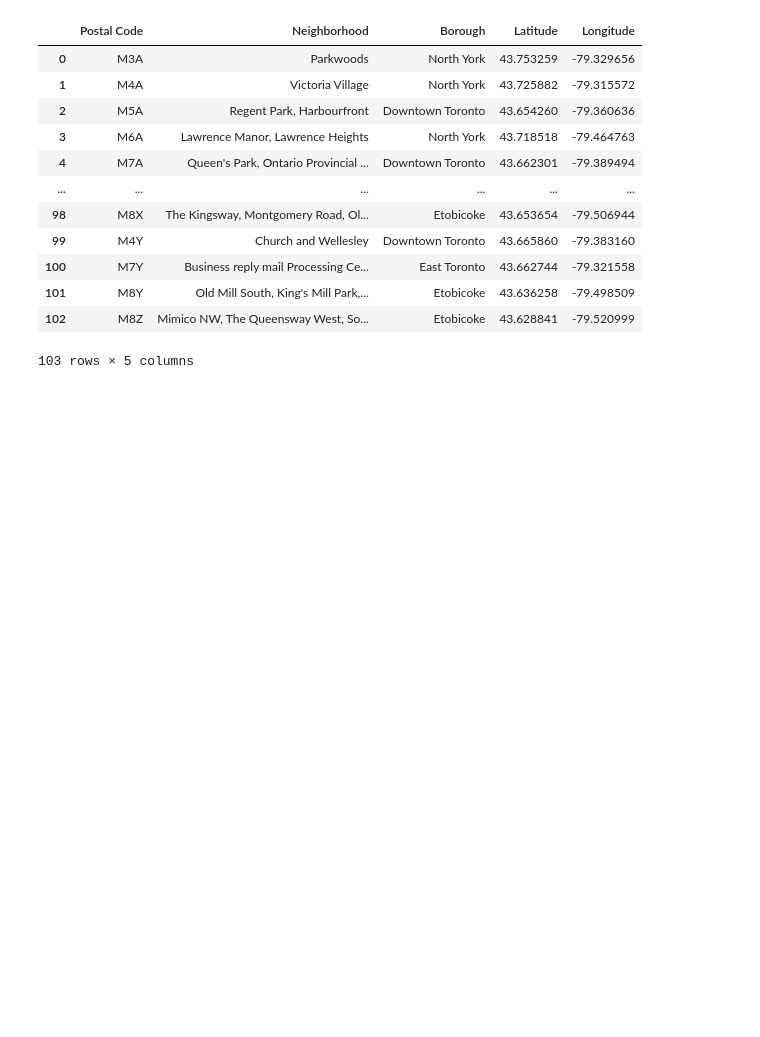
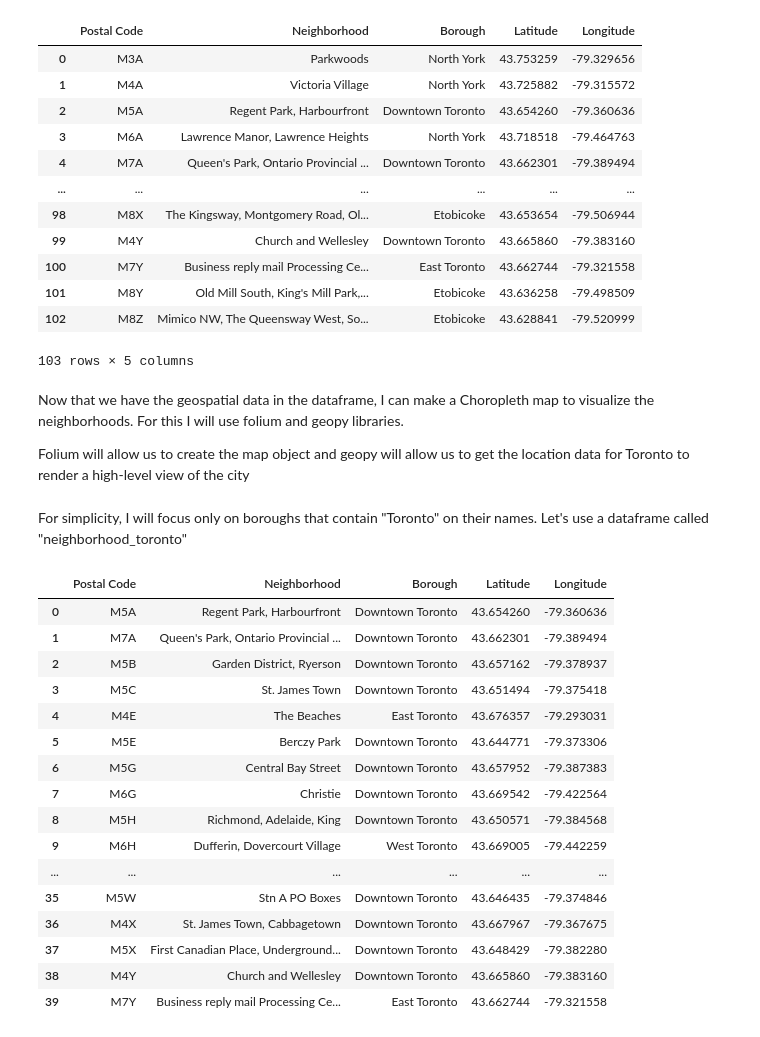
Before and after one commit to ldruizsan/Coursera_Capstone, a Jupyter notebook: IBM_Data_Science_Final_Capstone_TorontoMap.ipynb, the cells around one changed output. Cells and saved outputs as stored; diff of their text form; code cells hidden in the pictures; blank space fills up the shorter version.

```diff
--- a/IBM_Data_Science_Final_Capstone_TorontoMap.ipynb
+++ b/IBM_Data_Science_Final_Capstone_TorontoMap.ipynb
@@ -150,6 +150,33 @@ toronto_geo_df
 | 101 | M8Y | Old Mill South, King's Mill Park,... | Etobicoke | 43.636258 | -79.498509 |
 | 102 | M8Z | Mimico NW, The Queensway West, So... | Etobicoke | 43.628841 | -79.520999 |
 103 rows × 5 columns
+# %% [markdown]
+Now that we have the geospatial data in the dataframe, I can make a Choropleth map to visualize the neighborhoods. For this I will use folium and geopy libraries.
+
+Folium will allow us to create the map object and geopy will allow us to get the location data for Toronto to render a high-level view of the city
+# %% [markdown]
+For simplicity, I will focus only on boroughs that contain "Toronto" on their names. Let's use a dataframe called "neighborhood_toronto"
+# %%
+neighborhood_toronto = toronto_geo_df[toronto_geo_df['Borough'].str.contains('Toronto')].reset_index(drop=True)
+neighborhood_toronto
+# %% [output]
+|  | Postal Code | Neighborhood | Borough | Latitude | Longitude |
+| 0 | M5A | Regent Park, Harbourfront | Downtown Toronto | 43.654260 | -79.360636 |
+| 1 | M7A | Queen's Park, Ontario Provincial ... | Downtown Toronto | 43.662301 | -79.389494 |
+| 2 | M5B | Garden District, Ryerson | Downtown Toronto | 43.657162 | -79.378937 |
+| 3 | M5C | St. James Town | Downtown Toronto | 43.651494 | -79.375418 |
+| 4 | M4E | The Beaches | East Toronto | 43.676357 | -79.293031 |
+| 5 | M5E | Berczy Park | Downtown Toronto | 43.644771 | -79.373306 |
+| 6 | M5G | Central Bay Street | Downtown Toronto | 43.657952 | -79.387383 |
+| 7 | M6G | Christie | Downtown Toronto | 43.669542 | -79.422564 |
+| 8 | M5H | Richmond, Adelaide, King | Downtown Toronto | 43.650571 | -79.384568 |
+| 9 | M6H | Dufferin, Dovercourt Village | West Toronto | 43.669005 | -79.442259 |
+| ... | ... | ... | ... | ... | ... |
+| 35 | M5W | Stn A PO Boxes | Downtown Toronto | 43.646435 | -79.374846 |
+| 36 | M4X | St. James Town, Cabbagetown | Downtown Toronto | 43.667967 | -79.367675 |
+| 37 | M5X | First Canadian Place, Underground... | Downtown Toronto | 43.648429 | -79.382280 |
+| 38 | M4Y | Church and Wellesley | Downtown Toronto | 43.665860 | -79.383160 |
+| 39 | M7Y | Business reply mail Processing Ce... | East Toronto | 43.662744 | -79.321558 |
 # %%
 #!pip install folium==0.5.0
 from geopy.geocoders import Nominatim
```
Also changed, not shown: parts of 1 cell of this notebook.
